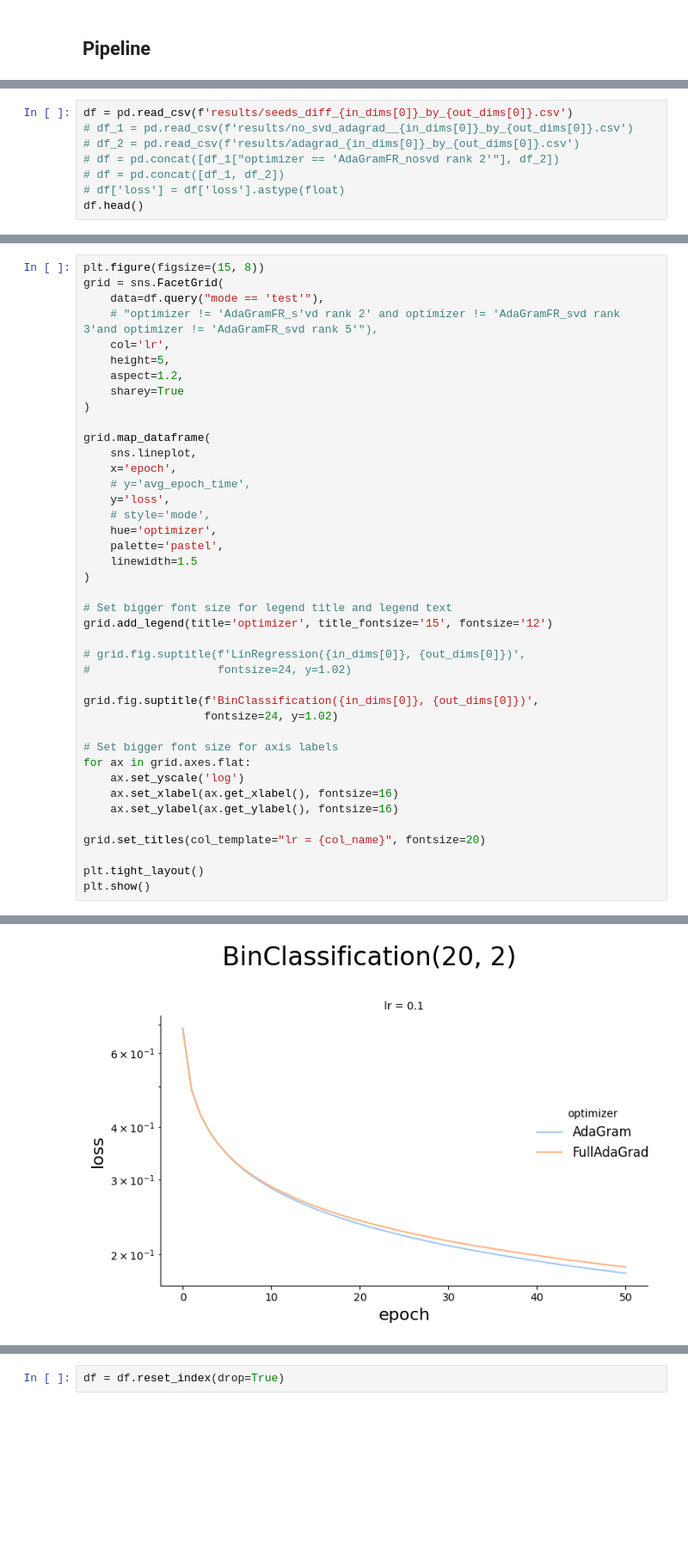
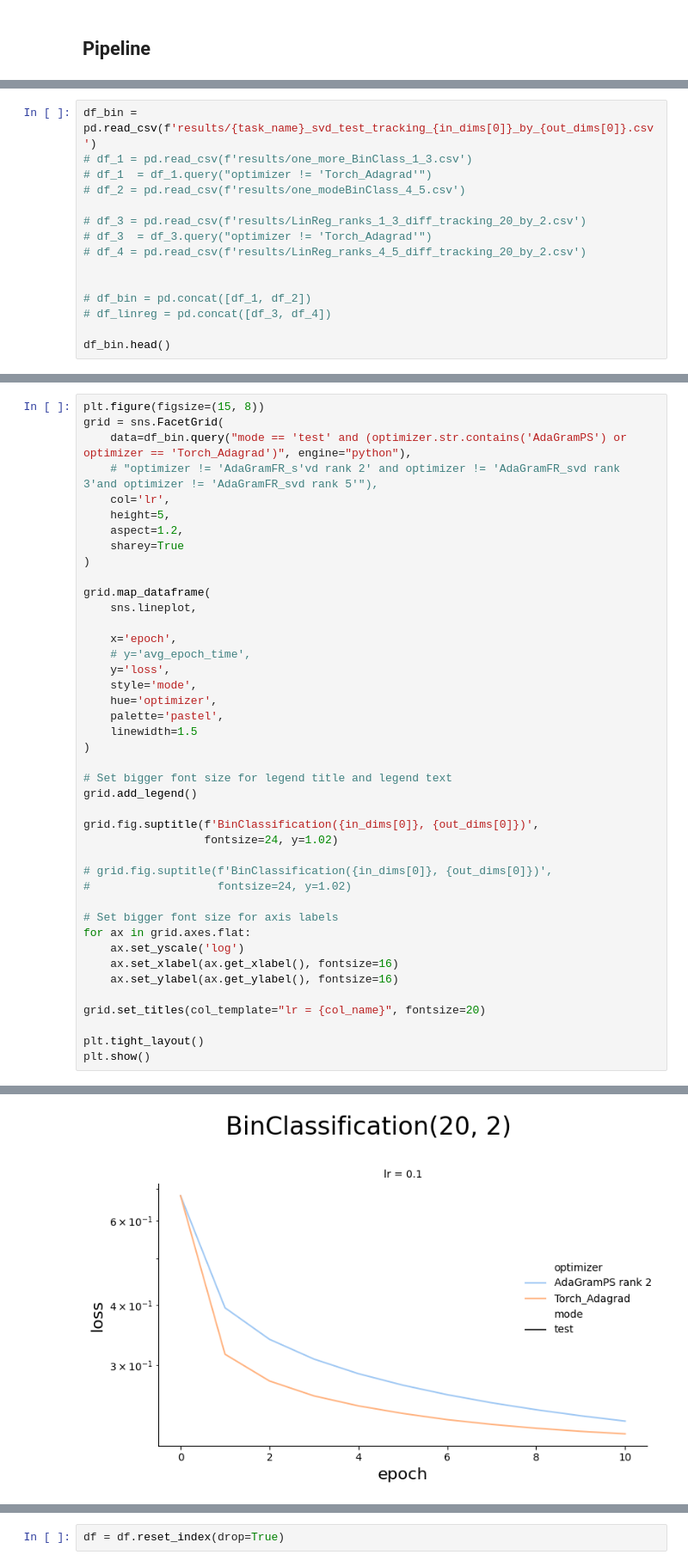
Before and after one commit to tnmtvv/AdaGram, a Jupyter notebook: notebooks/gram_tests.ipynb, the cells around one changed output, grey strips where cells are left out. Shown at 86% size. Cells and saved outputs as stored; diff of their text form; blank space fills up the shorter version.

```diff
--- a/notebooks/gram_tests.ipynb
+++ b/notebooks/gram_tests.ipynb
@@ -463,9 +518,16 @@ FullAdaGrad
 # %%
-df = pd.read_csv(f'results/seeds_diff_{in_dims[0]}_by_{out_dims[0]}.csv')
-# df_1 = pd.read_csv(f'results/no_svd_adagrad__{in_dims[0]}_by_{out_dims[0]}.csv')
-# df_2 = pd.read_csv(f'results/adagrad_{in_dims[0]}_by_{out_dims[0]}.csv')
-# df = pd.concat([df_1["optimizer == 'AdaGramFR_nosvd rank 2'"], df_2])
-# df = pd.concat([df_1, df_2])
-# df['loss'] = df['loss'].astype(float)
-df.head()
+df_bin = pd.read_csv(f'results/{task_name}_svd_test_tracking_{in_dims[0]}_by_{out_dims[0]}.csv')
+# df_1 = pd.read_csv(f'results/one_more_BinClass_1_3.csv')
+# df_1  = df_1.query("optimizer != 'Torch_Adagrad'")
+# df_2 = pd.read_csv(f'results/one_modeBinClass_4_5.csv')
+
+# df_3 = pd.read_csv(f'results/LinReg_ranks_1_3_diff_tracking_20_by_2.csv')
+# df_3  = df_3.query("optimizer != 'Torch_Adagrad'")
+# df_4 = pd.read_csv(f'results/LinReg_ranks_4_5_diff_tracking_20_by_2.csv')
+
+
+# df_bin = pd.concat([df_1, df_2])
+# df_linreg = pd.concat([df_3, df_4])
+
+df_bin.head()
 # %% [output]
@@ -478,7 +591,7 @@ df.head()
 # %%
 plt.figure(figsize=(15, 8))
 grid = sns.FacetGrid(
-    data=df.query("mode == 'test'"),
+    data=df_bin.query("mode == 'test' and (optimizer.str.contains('AdaGramPS') or optimizer == 'Torch_Adagrad')", engine="python"),
     # "optimizer != 'AdaGramFR_s'vd rank 2' and optimizer != 'AdaGramFR_svd rank 3'and optimizer != 'AdaGramFR_svd rank 5'"),
     col='lr',
     height=5,
@@ -486,39 +599,40 @@ grid = sns.FacetGrid(
     sharey=True
 )
 
 grid.map_dataframe(
     sns.lineplot,
+
     x='epoch',
     # y='avg_epoch_time',
     y='loss',
-    # style='mode',
+    style='mode',
     hue='optimizer',
     palette='pastel',
     linewidth=1.5
 )
 
 # Set bigger font size for legend title and legend text
-grid.add_legend(title='optimizer', title_fontsize='15', fontsize='12')
-
-# grid.fig.suptitle(f'LinRegression({in_dims[0]}, {out_dims[0]})',
-#                   fontsize=24, y=1.02)
+grid.add_legend()
 
 grid.fig.suptitle(f'BinClassification({in_dims[0]}, {out_dims[0]})',
                   fontsize=24, y=1.02)
+
+# grid.fig.suptitle(f'BinClassification({in_dims[0]}, {out_dims[0]})',
+#                   fontsize=24, y=1.02)
 
 # Set bigger font size for axis labels
 for ax in grid.axes.flat:
     ax.set_yscale('log')
     ax.set_xlabel(ax.get_xlabel(), fontsize=16)
     ax.set_ylabel(ax.get_ylabel(), fontsize=16)
 
 grid.set_titles(col_template="lr = {col_name}", fontsize=20)
 
 plt.tight_layout()
 plt.show()
 # %% [output]
 <Figure size 1500x800 with 0 Axes>
-[figure, old version]
+[figure, new version]
 # %%
 # df_1 = pd.read_csv('results/loggs/nosvd_adagram_logs.csv')
 # df_1["method"] = ["nosvd"] * len(df_1['lr'])
```
Also changed, not shown: parts of 14 cells of this notebook, 12 other files.
